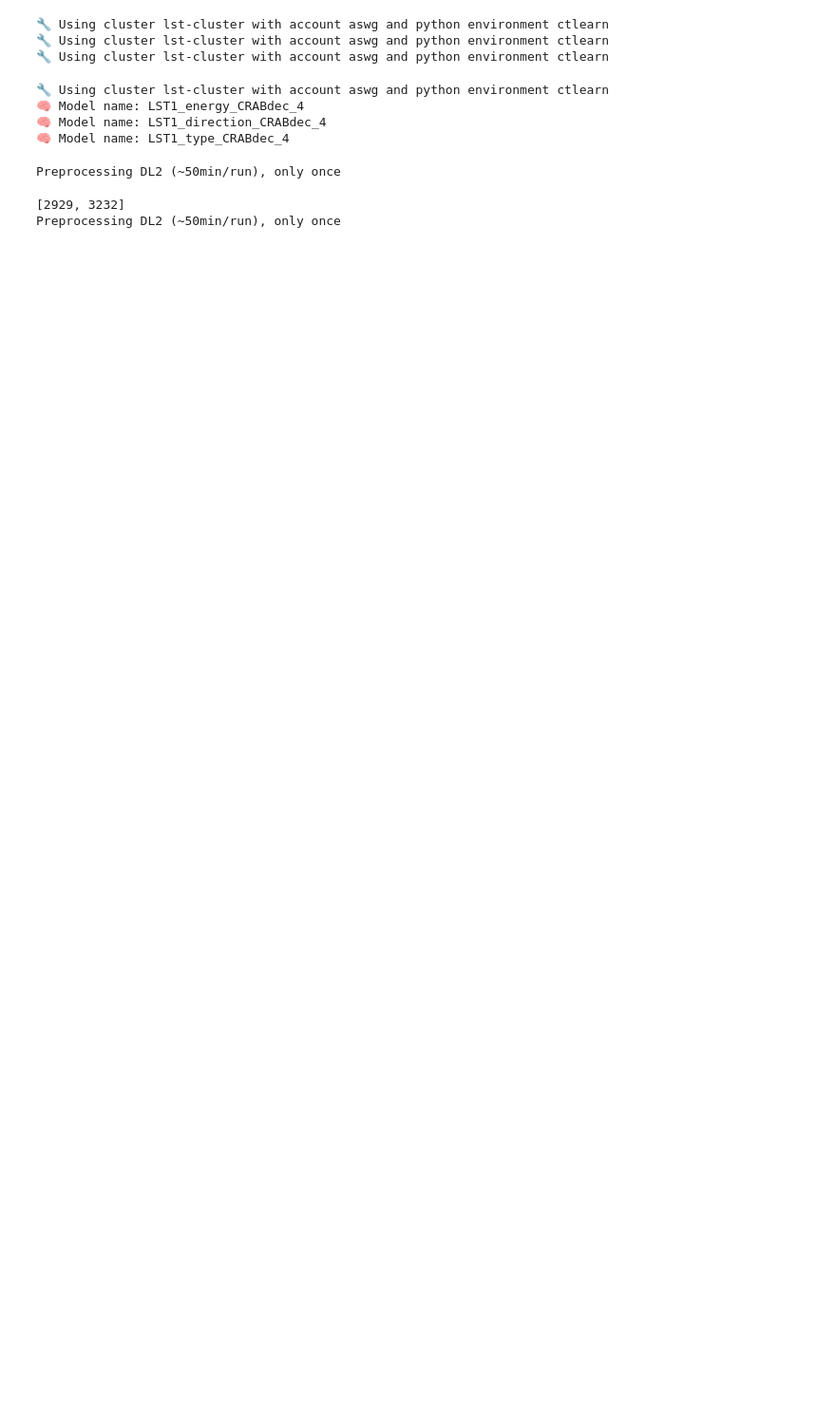
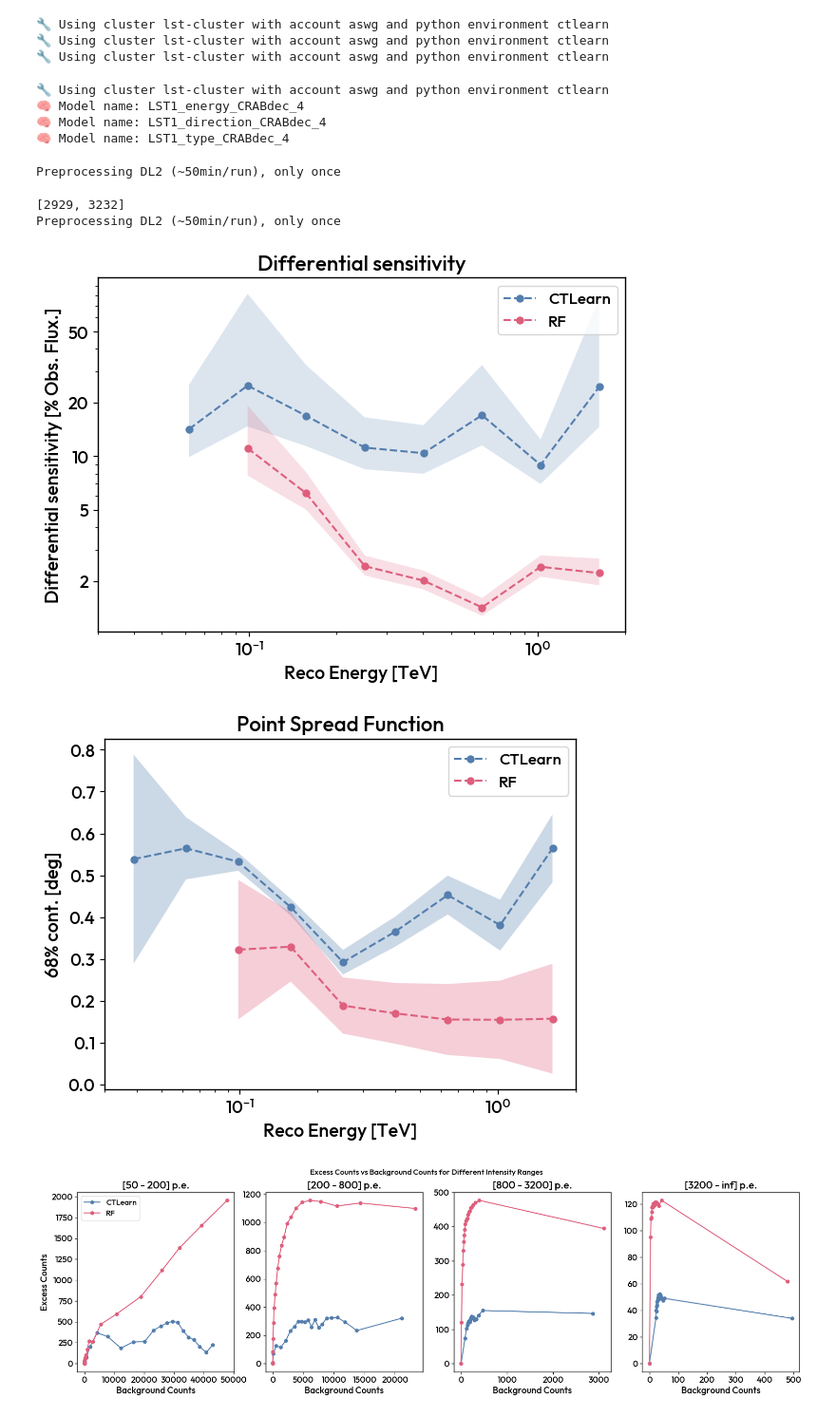
Before and after one commit to BastienLacave/CTLearn-Manager, a Jupyter notebook: notebooks/8_Compare_to_RF.ipynb, the cells around one changed output. Shown at 95% size. Saved outputs shown, nothing was run; the diff lists cells and outputs as text; code cells hidden in the pictures; blank space fills up the shorter version.

Commit message:
Add WhoIsBetter utility for enhanced DL2 data visualization and refactor plotting methods in DL2DataProcessor

```diff
--- a/notebooks/8_Compare_to_RF.ipynb
+++ b/notebooks/8_Compare_to_RF.ipynb
@@ -39,6 +40,16 @@ RFDL2Processor = LazyRFCounterpart(DL2Processor, dl2_processed_dir="/home/bastie
 Preprocessing DL2 (~50min/run), only once
 [2929, 3232]
 Preprocessing DL2 (~50min/run), only once
+# %%
+WhoIsBetter = WhoIsBetter([DL2Processor, RFDL2Processor], labels=["CTLearn", "RF"])
+# %%
+WhoIsBetter.plot_sensitivity()
+WhoIsBetter.plot_PSF()
+WhoIsBetter.plot_bkg_discrimination_capability()
+# %% [output]
+[figure, added]
+[figure, added]
+[figure, added]
 # %%
 # RFDL2Processor.plot_excess_and_background_rates_vs_energy()
 # RFDL2Processor.plot_theta2_distribution(25)
```
Also changed, not shown: parts of 2 cells of this notebook, 2 other files.
